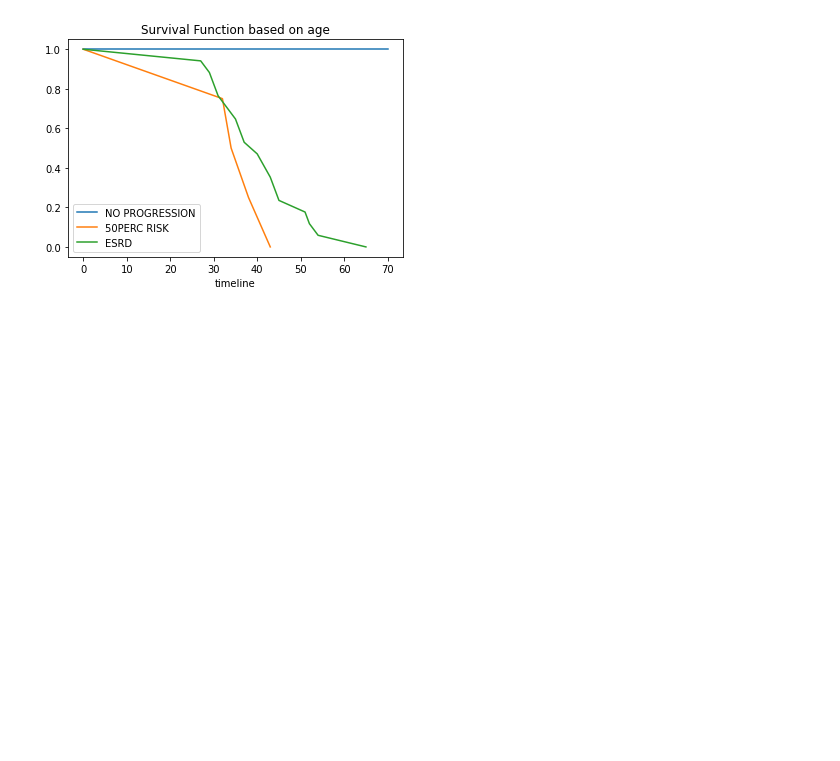
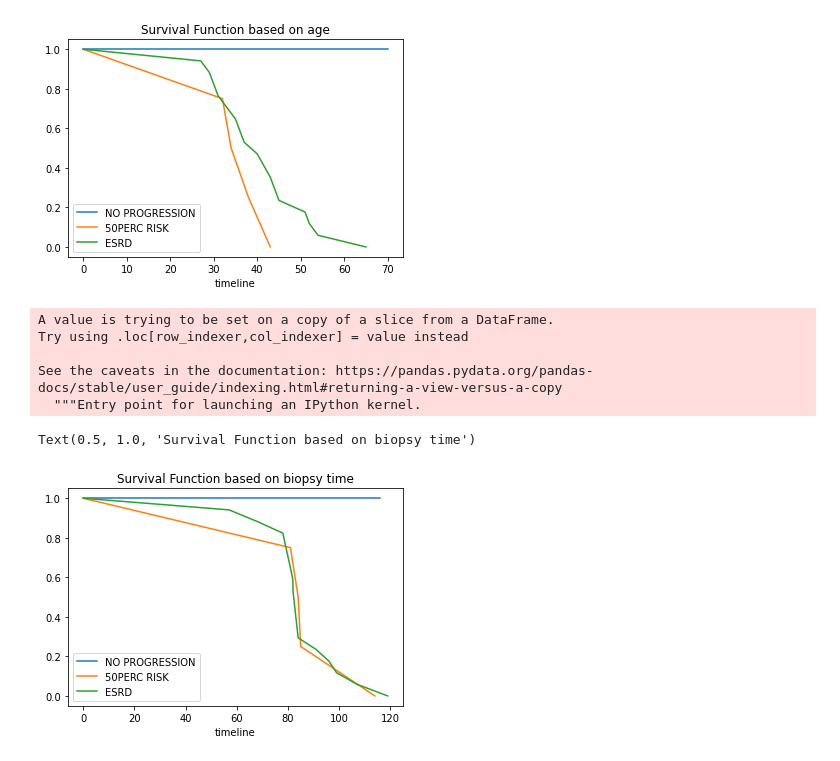
Before and after one commit to ibe-abu-chi/EXCEL-WORK, a Jupyter notebook: Copy_of_CKD_ANALYSIS.ipynb, the cells around one changed output. Cells and saved outputs as stored; diff of their text form; code cells hidden in the pictures; blank space fills up the shorter version.

```diff
--- a/Copy_of_CKD_ANALYSIS.ipynb
+++ b/Copy_of_CKD_ANALYSIS.ipynb
@@ -919,3 +919,37 @@ plt.title('Survival Function based on age')
 # %% [output]
 Text(0.5, 1.0, 'Survival Function based on age')
 [figure]
+# %%
+df2['biopsy'] = df2['ONSET TO BIOPSY TIME']
+# %% [output]
+A value is trying to be set on a copy of a slice from a DataFrame.
+Try using .loc[row_indexer,col_indexer] = value instead
+
+See the caveats in the documentation: https://pandas.pydata.org/pandas-docs/stable/user_guide/indexing.html#returning-a-view-versus-a-copy
+  """Entry point for launching an IPython kernel.
+# %%
+# Define the low and high satisfaction
+High = (df2.OUTCOME_d == 2)
+
+Med  = (df2.OUTCOME_d == 1)
+
+Low = (df2.OUTCOME_d == 0)
+
+# Plot the survival function
+ax = plt.subplot()
+
+kmf = KaplanMeierFitter()
+kmf.fit(durations=df2[Low].biopsy,
+event_observed=df2[Low].OUTCOME_d, label='NO PROGRESSION')
+kmf.survival_function_.plot(ax=ax)
+
+kmf.fit(durations=df2[Med].biopsy, event_observed=df2[Med].OUTCOME_d, label='50PERC RISK')
+kmf.survival_function_.plot(ax=ax)
+
+kmf.fit(durations=df2[High].biopsy, event_observed=df2[High].OUTCOME_d, label='ESRD')
+kmf.survival_function_.plot(ax=ax)
+
+plt.title('Survival Function based on biopsy time')
+# %% [output]
+Text(0.5, 1.0, 'Survival Function based on biopsy time')
+[figure, added]
```
